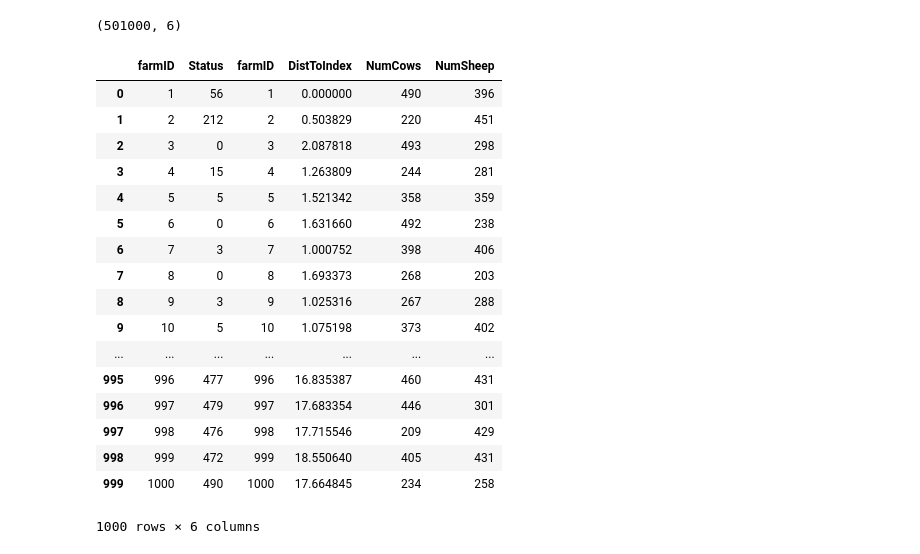
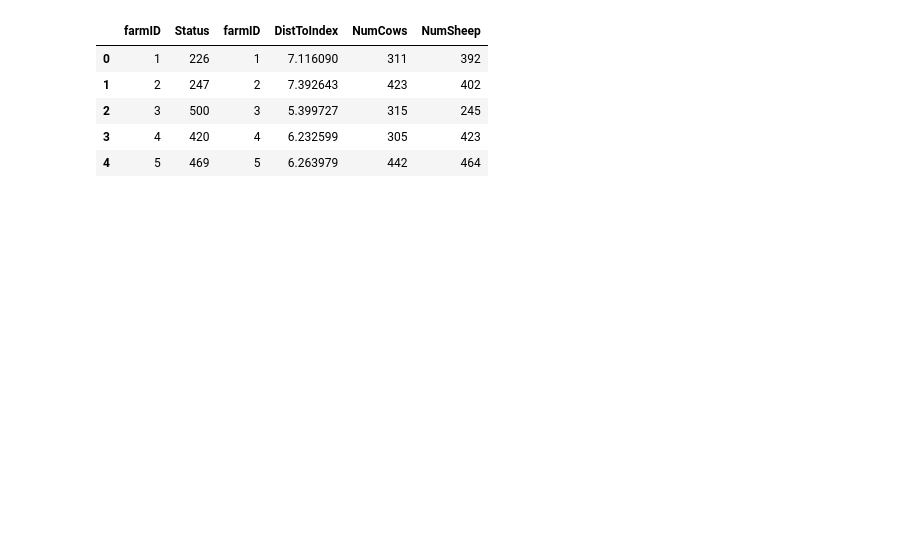
Before and after one commit to slakkur1/AMFMDIdeas, a Jupyter notebook: BayesianModelClusterAndRandSize.ipynb, the cells around one changed output. Cells and saved outputs as stored; diff of their text form; code cells hidden in the pictures; blank space fills up the shorter version.

```diff
--- a/BayesianModelClusterAndRandSize.ipynb
+++ b/BayesianModelClusterAndRandSize.ipynb
@@ -42,5 +38,5 @@ plt.show()
 # %%
-def Outbreaks(Size,N,Y0,farms,start,end,x,y,Cows,Sheep,Maxtime=1000):
+def Outbreaks(Size,N,Y0,farms,end,x,y,Cows,Sheep,Maxtime=1000):
     #This is an attempt of converting the Matlab Program 7.6 Code into Python
     import numpy as np
     import pandas as pd
@@ -124,7 +120,7 @@ def Outbreaks(Size,N,Y0,farms,start,end,x,y,Cows,Sheep,Maxtime=1000):
 
     def Iterate(Status, x, y, Suscept, Transmiss, grid, first_in_grid, last_in_grid, Num, MaxRate):
         Event = 0*Status
-        INF = np.where(np.logical_and(Status>5, Status<=12))[0]
+        INF = np.where(Status>5)[0]
         NI = INF.size # Note reported farms still infectious
         IGrids = grid[INF]-1
 
@@ -164,9 +160,9 @@ def Outbreaks(Size,N,Y0,farms,start,end,x,y,Cows,Sheep,Maxtime=1000):
         # Evolve the infection process of those farms which have been exposed and already infectious ones.
         Status[Status > 0] += 1
         Status = Status + Event
-        m=np.where(Status==13); # Initiate Ring Culling Around Reported Farm
-        for i in range(len(m)):
-            Status[m[i]]=-1;
+        #m=np.where(Status==13); # Initiate Ring Culling Around Reported Farm
+        #for i in range(len(m)):
+        #    Status[m[i]]=-1;
         return {'Status':Status,'NI':NI}
 
     S=[]
@@ -180,16 +176,16 @@ def Outbreaks(Size,N,Y0,farms,start,end,x,y,Cows,Sheep,Maxtime=1000):
     t.append(0)
     results = np.c_[np.array([1]*N),np.arange(1,N+1),np.array([0]*N)]
 
-    while(np.logical_and(t[-1]<Maxtime, IterateFlag)):
+    while(np.logical_and(t[-1]<end, IterateFlag)):
         Status=Iterate(Status, x, y, Suscept, Transmiss, grid, first_in_grid, last_in_grid, Num, MaxRate)['Status']
-        Sus=np.where(Status==0)[0]; Exp=np.where(np.logical_and(Status>0, Status<=5))[0]; Inf=np.where(np.logical_and(Status>5, Status<=9))[0];
-        Rep=np.where(Status>9)[0]; Culled=np.where(Status<0)[0];
-        S.append(len(Sus)); E.append(len(Exp)); I.append(len(Inf)); R.append(len(np.where(Status==10))); R2.append(len(Rep));CullSheep.append(np.sum(Sheep[Culled])); CullCattle.append(np.sum(Cows[Culled]))
+        Sus=np.where(Status==0)[0]; Exp=np.where(np.logical_and(Status>0, Status<=5))[0]; Inf=np.where(Status>5)[0];
+
+        S.append(len(Sus)); E.append(len(Exp)); I.append(len(Inf));
         t.append(t[i-2]+1);i+=1;
 
         #This is how I stop the simulation (all farms are infected)
         if t[-1]>5:
-            if (E[-4]+I[-4]+R2[-4]==0):
+            if np.logical_or((E[-4]+I[-4]==0),len(I) == N):
                 IterateFlag=0
         from scipy.stats import itemfreq
         sim_num = np.array([i-1]*N)
@@ -202,13 +198,12 @@ def Outbreaks(Size,N,Y0,farms,start,end,x,y,Cows,Sheep,Maxtime=1000):
     #Extract rows relating to timepoint of interest
     no_this = this[this[:,0]==end]
     #turn status to an indicator
-    Status_ind = (np.logical_and(no_this[:,2]>5,no_this[:,2]<13)).astype(int)
+    Status_ind = (no_this[:,2]>5).astype(int)
     #Calculate distance to index farm - first infected is first in list of coords
     coords = list(zip(x,y))
-    index = np.array((coords[0][0],coords[0][1]))
+    index = np.array((coords[291][0],coords[291][1]))
     dist = []
-    dist.append(0)
-    for i in range(1,N):
+    for i in range(0,N):
         b = np.array((coords[i][0],coords[i][1]))
         dist.append(np.linalg.norm(b-index))
     to_return = np.c_[no_this[:,1],Status_ind,dist,Cows,Sheep]
@@ -223,10 +218,10 @@ np.random.seed(13)
 Cows = np.array([randint(200,500) for p in range(N)])
 np.random.seed(14)
 Sheep = np.array([randint(200,500) for p in range(N)])
-Outbreak = Outbreaks(Size=Size,N=N,Y0=1,farms = np.arange(1,N+1),start=20,end=30,x=x,y=y,Cows=Cows,Sheep=Sheep)
+Outbreak = Outbreaks(Size=Size,N=N,Y0=1,farms = np.arange(1,N+1),end=20,x=x,y=y,Cows=Cows,Sheep=Sheep)
 Num_outbreaks = 500
 for i in range(Num_outbreaks):
-    new_Outbreak = np.r_[Outbreak,Outbreaks(Size=Size,N=N,Y0=1,farms = np.arange(1,N+1),start=20,end=30,x=x,y=y,Cows=Cows,Sheep=Sheep)]
+    new_Outbreak = np.r_[Outbreak,Outbreaks(Size=Size,N=N,Y0=1,farms = np.arange(1,N+1),end=20,x=x,y=y,Cows=Cows,Sheep=Sheep)]
     Outbreak = new_Outbreak
 run = np.ravel(list([i]*N for i in range(1,Num_outbreaks+2)))
 data = np.c_[run,Outbreak]
@@ -235,6 +230,4 @@ data = np.c_[run,Outbreak]
 import pandas as pd
 df = pd.DataFrame(data)
 df.columns = ['run','farmID','Status','DistToIndex','NumCows','NumSheep']
-df.shape
+long_clust_rand_size = df
-# %% [output]
-(501000, 6)
@@ -241,33 +236,21 @@ df.shape
 # %%
 #Group by farmID then add across farmIDs
 farm_Status = df[['Status']].groupby(df.farmID)
 sum_Status = farm_Status.agg(np.sum)
 #Get rid of hierarchical header for data merge
 sum_Status.columns = sum_Status.columns.get_level_values(0)
 sum_Status2 = pd.DataFrame(sum_Status).reset_index()
 #Add rest of data covariates
 subset = df[:1000][['farmID','DistToIndex','NumCows','NumSheep']]
 clust_rand_size = pd.concat([sum_Status2, subset], axis=1, join_axes=[subset.index])
-clust_rand_size
+clust_rand_size.head()
 # %% [output]
 |  | farmID | Status | farmID | DistToIndex | NumCows | NumSheep |
-| 0 | 1 | 56 | 1 | 0.000000 | 490 | 396 |
-| 1 | 2 | 212 | 2 | 0.503829 | 220 | 451 |
-| 2 | 3 | 0 | 3 | 2.087818 | 493 | 298 |
-| 3 | 4 | 15 | 4 | 1.263809 | 244 | 281 |
-| 4 | 5 | 5 | 5 | 1.521342 | 358 | 359 |
-| 5 | 6 | 0 | 6 | 1.631660 | 492 | 238 |
-| 6 | 7 | 3 | 7 | 1.000752 | 398 | 406 |
-| 7 | 8 | 0 | 8 | 1.693373 | 268 | 203 |
-| 8 | 9 | 3 | 9 | 1.025316 | 267 | 288 |
-| 9 | 10 | 5 | 10 | 1.075198 | 373 | 402 |
-| ... | ... | ... | ... | ... | ... | ... |
-| 995 | 996 | 477 | 996 | 16.835387 | 460 | 431 |
-| 996 | 997 | 479 | 997 | 17.683354 | 446 | 301 |
-| 997 | 998 | 476 | 998 | 17.715546 | 209 | 429 |
-| 998 | 999 | 472 | 999 | 18.550640 | 405 | 431 |
-| 999 | 1000 | 490 | 1000 | 17.664845 | 234 | 258 |
+| 0 | 1 | 226 | 1 | 7.116090 | 311 | 392 |
+| 1 | 2 | 247 | 2 | 7.392643 | 423 | 402 |
+| 2 | 3 | 500 | 3 | 5.399727 | 315 | 245 |
+| 3 | 4 | 420 | 4 | 6.232599 | 305 | 423 |
+| 4 | 5 | 469 | 5 | 6.263979 | 442 | 464 |
-1000 rows × 6 columns
 # %%
 #Save (or pickle) the dataset for future use
 clust_rand_size.to_pickle('/Users/sandyalakkur/Documents/GradSchool/Research/AMFMDIdeas/clust_rand_size.pkl')
```
Also changed, not shown: parts of 19 cells of this notebook.
